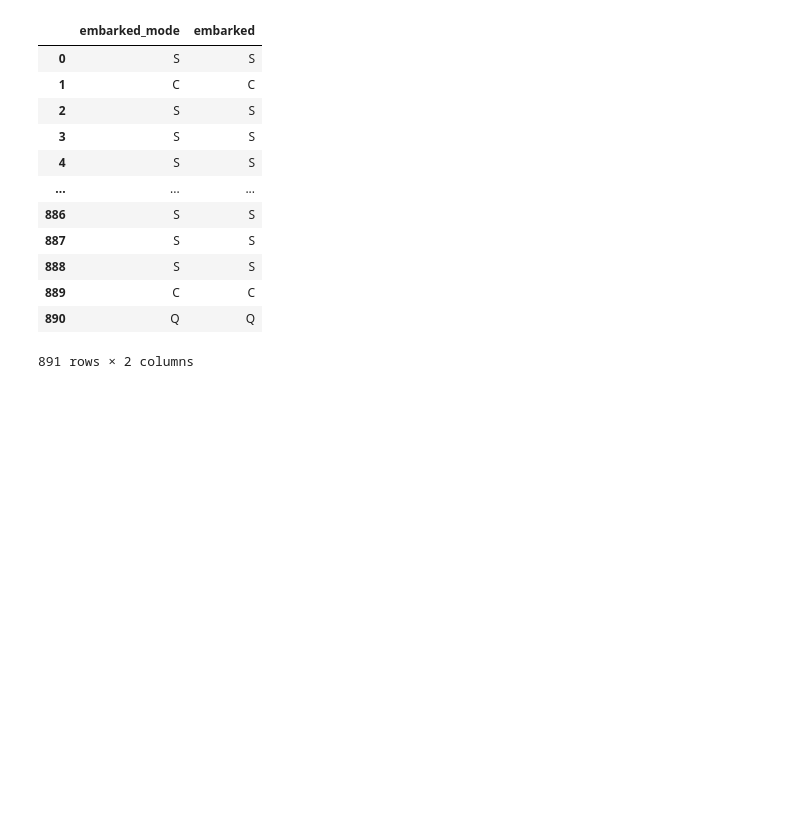
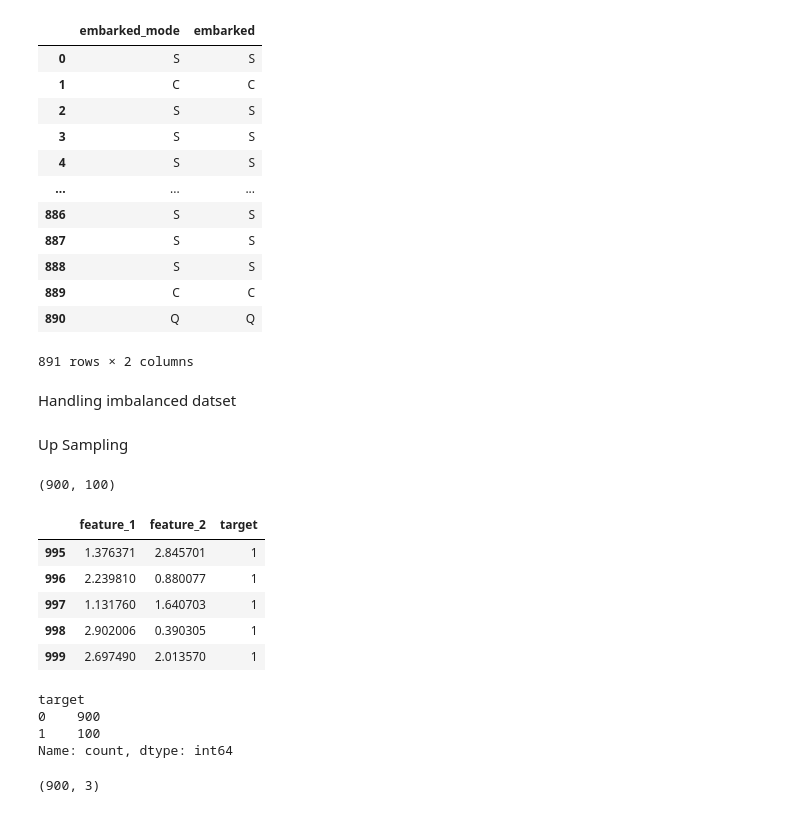
Before and after one commit to addy-25/MLpract, a Jupyter notebook: handlingMissingValues.ipynb, the cells around one changed output. Cells and saved outputs as stored; diff of their text form; code cells hidden in the pictures; blank space fills up the shorter version.

Commit message:
Imbalanced Dataset

```diff
--- a/handlingMissingValues.ipynb
+++ b/handlingMissingValues.ipynb
@@ -225,3 +231,53 @@ df[['embarked_mode','embarked']]
 | 889 | C | C |
 | 890 | Q | Q |
 891 rows × 2 columns
+# %% [markdown]
+Handling imbalanced datset
+# %% [markdown]
+Up Sampling
+# %%
+import numpy as np
+import pandas as pd
+
+np.random.seed(123)
+n_samples=1000
+class_0_ratio=0.9
+n_class_0=int(n_samples * class_0_ratio)
+n_class_1= n_samples - n_class_0
+# %%
+n_class_0,n_class_1
+# %% [output]
+(900, 100)
+# %%
+##CREATE DATASET WITH IMBALANCED DATASET
+
+class_0=pd.DataFrame({
+    "feature_1": np.random.normal(loc=0,scale=1,size=n_class_0),
+    "feature_2": np.random.normal(loc=0,scale=1,size=n_class_0),
+    "target": [0]*n_class_0
+})
+
+class_1=pd.DataFrame({
+    "feature_1":np.random.normal(loc=2,scale=1,size=n_class_1),
+    "feature_2":np.random.normal(loc=2,scale=1,size=n_class_1),
+    "target": [1]* n_class_1
+
+})
+# %%
+df=pd.concat([class_0,class_1]).reset_index(drop=True)
+# %%
+df.tail()
+# %% [output]
+|  | feature_1 | feature_2 | target |
+| 995 | 1.376371 | 2.845701 | 1 |
+| 996 | 2.239810 | 0.880077 | 1 |
+| 997 | 1.131760 | 1.640703 | 1 |
+| 998 | 2.902006 | 0.390305 | 1 |
+| 999 | 2.697490 | 2.013570 | 1 |
+# %%
+df['target'].value_counts()
+# %% [output]
+target
+0    900
+1    100
+Name: count, dtype: int64
@@ -227,0 +294,4 @@ df[['embarked_mode','embarked']]
+# %%
+df_minority_upsampled.shape
+# %% [output]
+(900, 3)
```
Also changed, not shown: parts of 13 cells of this notebook.
